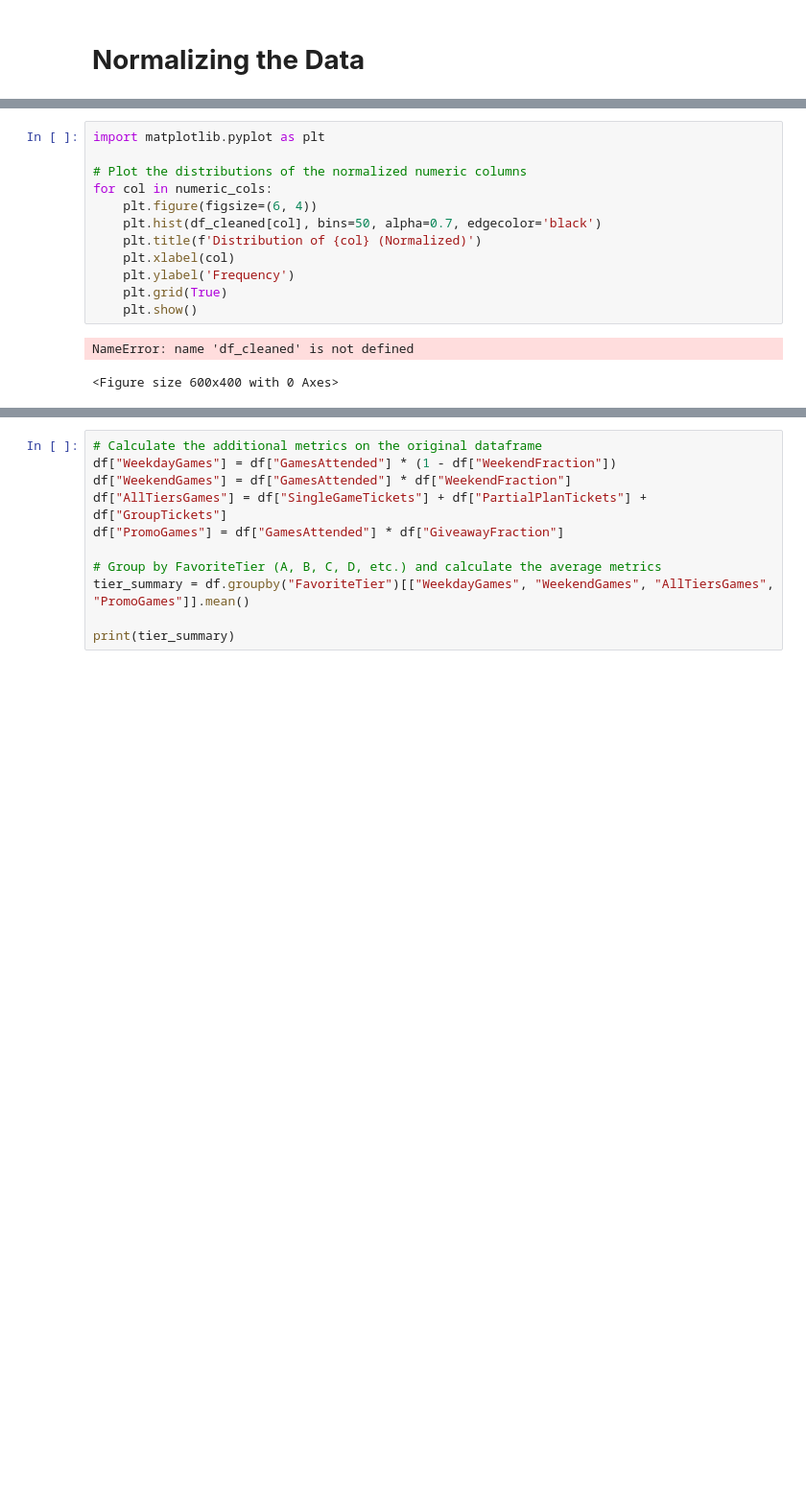
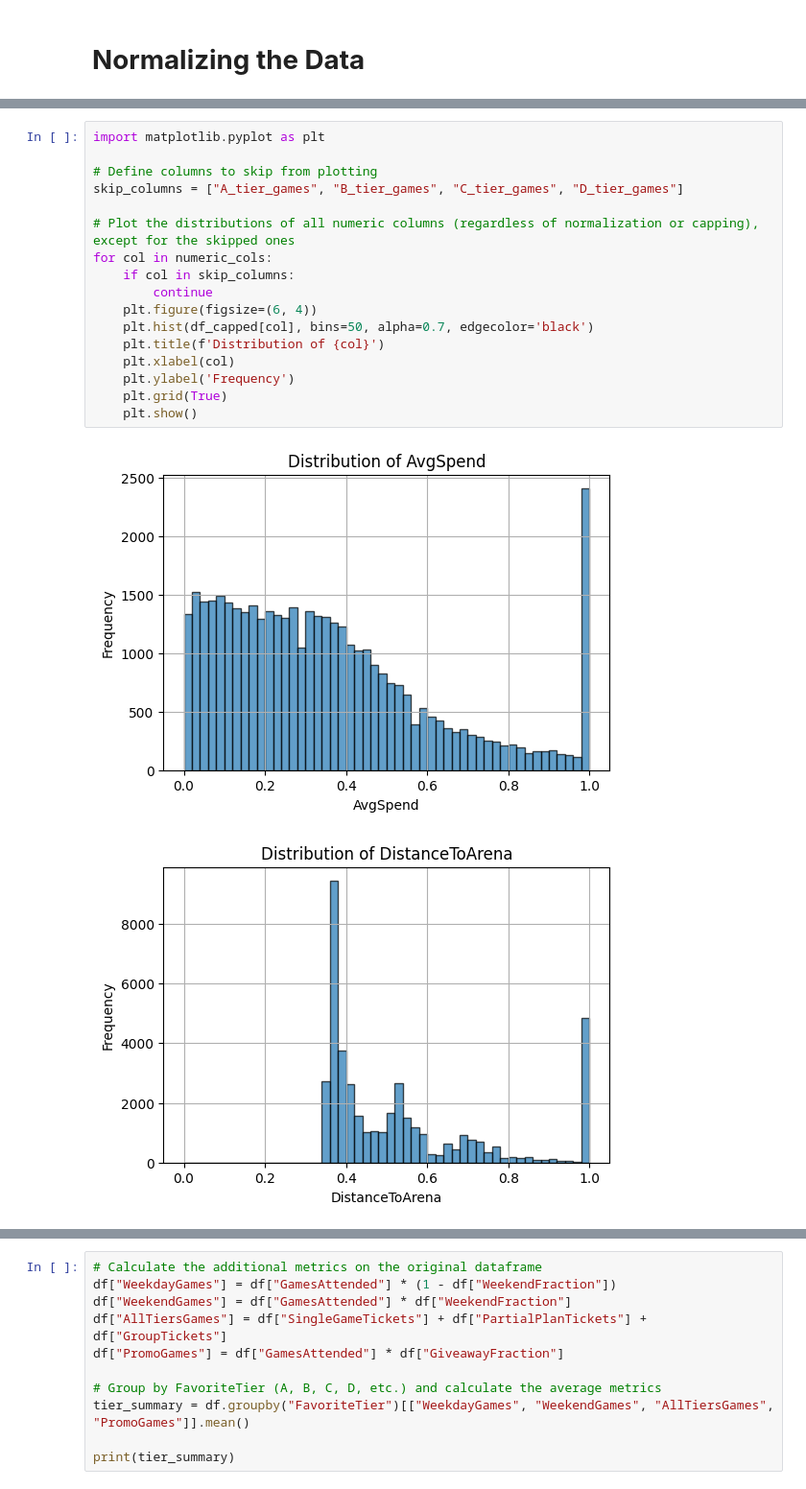
Before and after one commit to gowdu0/BUCKSHACKATHON, a Jupyter notebook: cleanData/cleanData.ipynb, the cells around one changed output, grey strips where cells are left out. Shown at 96% size. Saved outputs shown, nothing was run; the diff lists cells and outputs as text; blank space fills up the shorter version.

```diff
--- a/cleanData/cleanData.ipynb
+++ b/cleanData/cleanData.ipynb
@@ -320,15 +323,20 @@ df_capped.head()
 # %%
 import matplotlib.pyplot as plt
 
-# Plot the distributions of the normalized numeric columns
+# Define columns to skip from plotting
+skip_columns = ["A_tier_games", "B_tier_games", "C_tier_games", "D_tier_games"]
+
+# Plot the distributions of all numeric columns (regardless of normalization or capping), except for the skipped ones
 for col in numeric_cols:
+    if col in skip_columns:
+        continue
     plt.figure(figsize=(6, 4))
-    plt.hist(df_cleaned[col], bins=50, alpha=0.7, edgecolor='black')
-    plt.title(f'Distribution of {col} (Normalized)')
+    plt.hist(df_capped[col], bins=50, alpha=0.7, edgecolor='black')
+    plt.title(f'Distribution of {col}')
     plt.xlabel(col)
     plt.ylabel('Frequency')
     plt.grid(True)
     plt.show()
 # %% [output]
-NameError: name 'df_cleaned' is not defined
-<Figure size 600x400 with 0 Axes>
+[figure, added]
+[figure, added]
```
Also changed, not shown: parts of 10 cells of this notebook, 1 other file.
